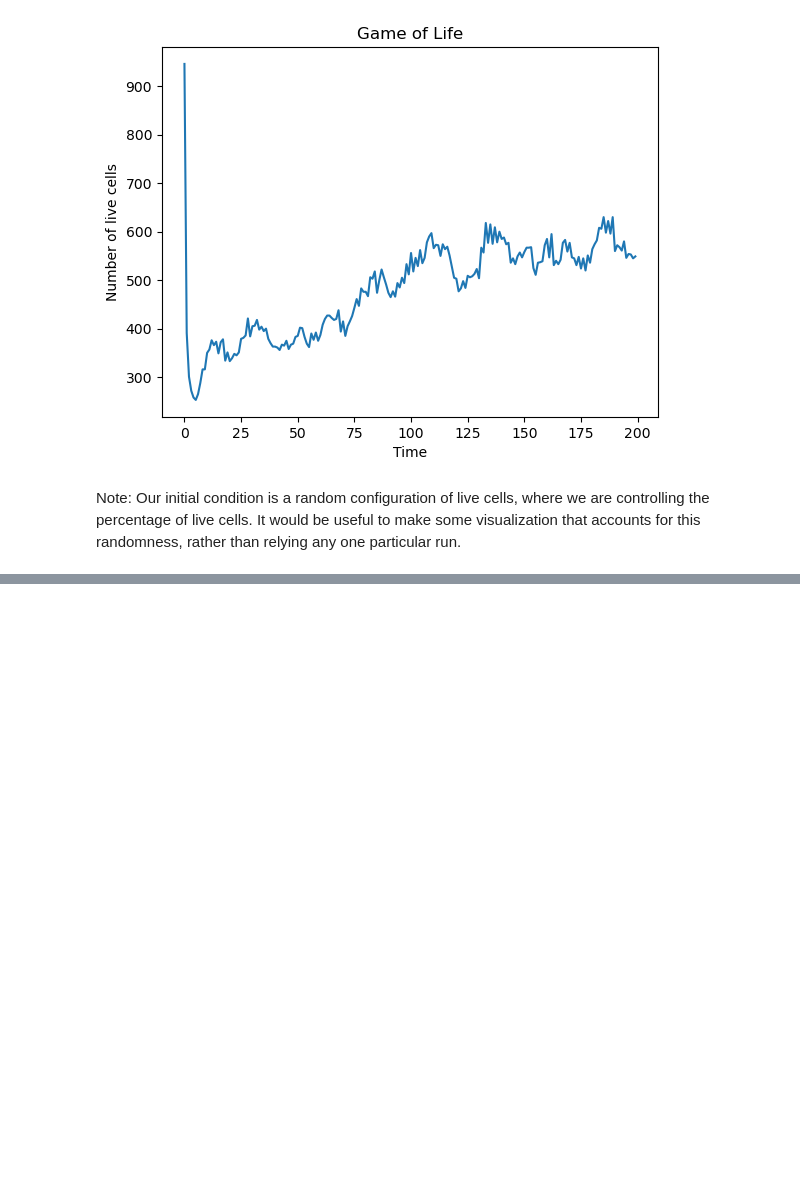
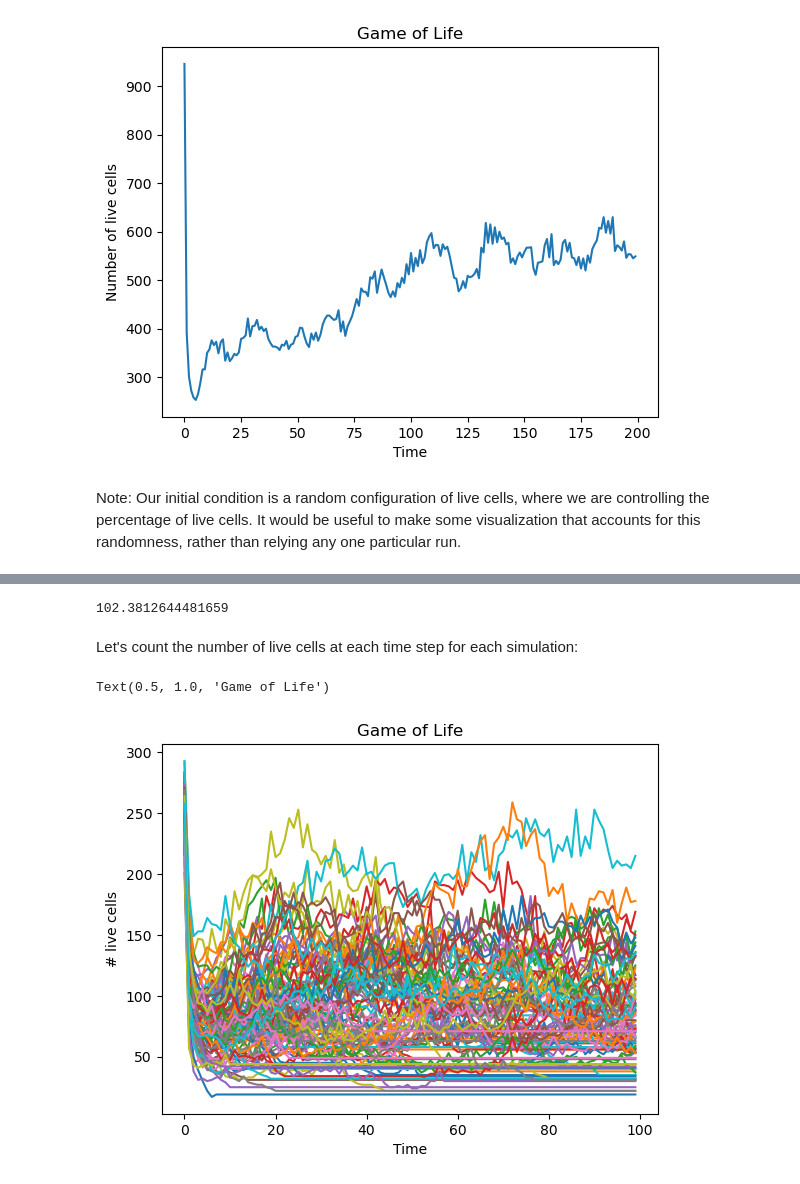
Before and after one commit to jllottes/jllottes.github.io, a Jupyter notebook: _static/weekly_notebooks/week14_notebook.ipynb, the cells around one changed output, grey strips where cells are left out. Saved outputs shown, nothing was run; the diff lists cells and outputs as text; code cells hidden in the pictures; blank space fills up the shorter version.

```diff
--- a/_static/weekly_notebooks/week14_notebook.ipynb
+++ b/_static/weekly_notebooks/week14_notebook.ipynb
@@ -87,0 +101,4 @@ Note: Our initial condition is a random configuration of live cells, where we ar
+# %%
+T = 100
+n = 50
+cells_history = run_game_of_life(T,n,random_state, (.1,))
@@ -87,0 +109,36 @@ Note: Our initial condition is a random configuration of live cells, where we ar
+# %%
+num_runs = 100
+cells_histories = []
+
+
+t0 = time.time()
+for i in range(num_runs):
+    cells_history = run_game_of_life(T,n,random_state, (.1,))
+    cells_histories.append(cells_history)
+t1 = time.time()
+print(t1 - t0)
+# %% [output]
+102.3812644481659
+# %% [markdown]
+Let's count the number of live cells at each time step for each simulation:
+# %%
+def get_number_of_live_cells(cells_history):
+    return np.sum(cells_history == 1, axis=(0,1))
+# %%
+numbers_of_live_cells = [get_number_of_live_cells(cells_history) for cells_history in cells_histories]
+# %%
+fig = plt.figure()
+
+t_list = np.arange(T)
+
+for i, number_of_live_cells in enumerate(numbers_of_live_cells):
+    plt.plot(t_list, number_of_live_cells, label=i)
+
+plt.xlabel('Time')
+plt.ylabel('# live cells')
+plt.title('Game of Life')
+
+#plt.legend()
+# %% [output]
+Text(0.5, 1.0, 'Game of Life')
+[figure, added]
```
Also changed, not shown: parts of 48 cells of this notebook, 2 other files.
